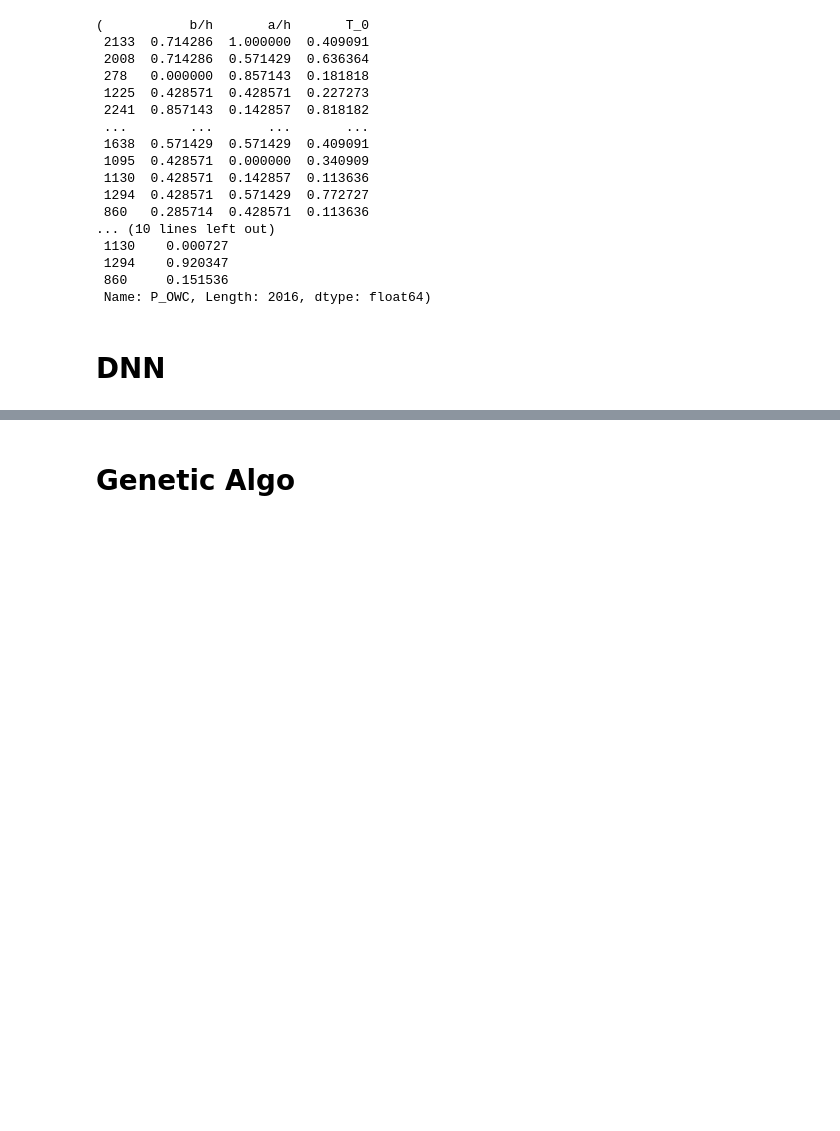
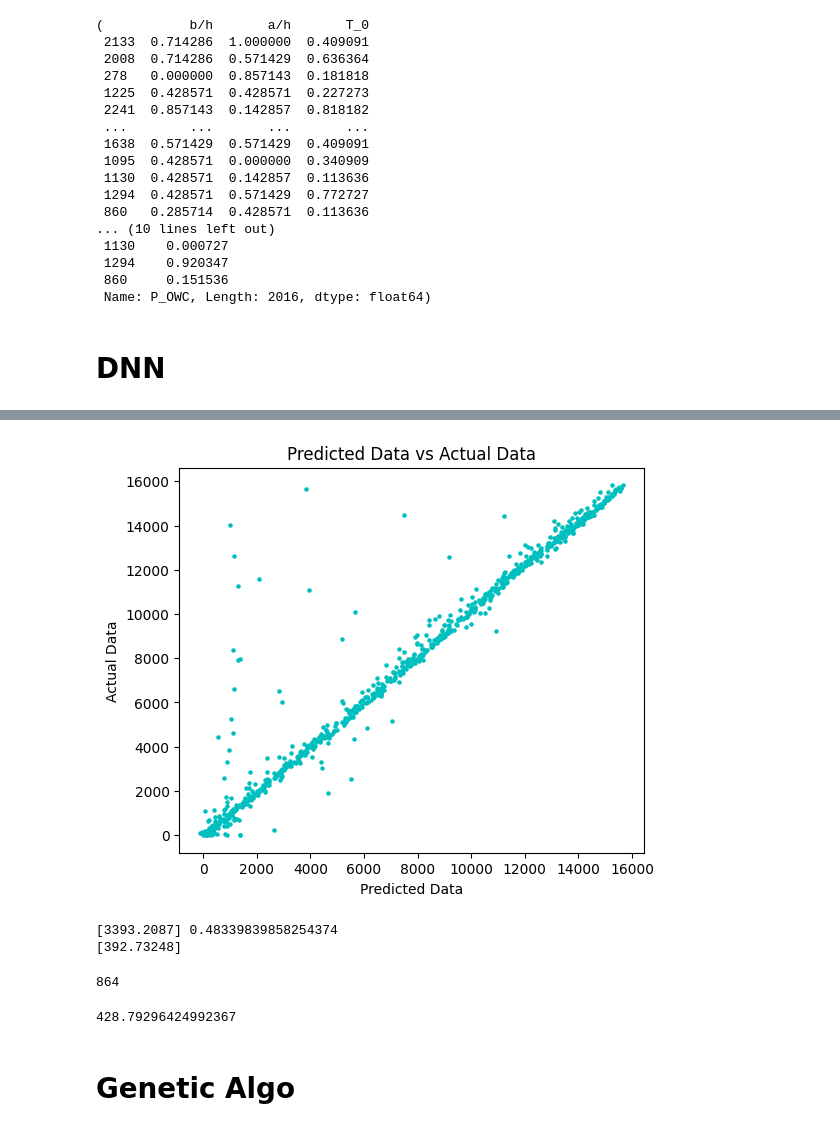
Before and after one commit to Hritik003/Optimization-of-OWC-using-ML-models, a Jupyter notebook: DNN.ipynb, the cells around one changed output, grey strips where cells are left out. Drawn from its saved outputs; the diff is of its cells as text; code cells hidden in the pictures; blank space fills up the shorter version.

```diff
--- a/DNN.ipynb
+++ b/DNN.ipynb
@@ -253,3 +263,32 @@ KeyError: 'mape'
+# %%
+plt.figure(figsize=(6, 5))
+for i in range(y_test.shape[0]):
+  plt.scatter(y_pred[i]*(y_max-y_min),y_test[i]*(y_max-y_min),color='c',s=5)
+# plt.plot(train_mae, label='Training MAE')
+# plt.plot(val_mae, label='Validation MAE')
+plt.title('Predicted Data vs Actual Data')
+plt.xlabel('Predicted Data')
+plt.ylabel('Actual Data')
+plt.show()
+# %% [output]
+[figure, added]
+# %%
+train_mape = 0
+test_mape = 0
+for i in range(len(y_test)):
+  test_mape += (abs(y_pred[i]-y_test[i])/y_test[i])
+print(test_mape*100/len(y_test))
+# %% [output]
+[3393.2087] 0.48339839858254374
+[392.73248]
+# %%
+print(len(y_test))
+# %% [output]
+864
+# %%
+0.027*(y_max-y_min)
+# %% [output]
+428.79296424992367
 # %% [markdown]
 # Genetic Algo
 # %%
```
Also changed, not shown: parts of 13 cells of this notebook.
